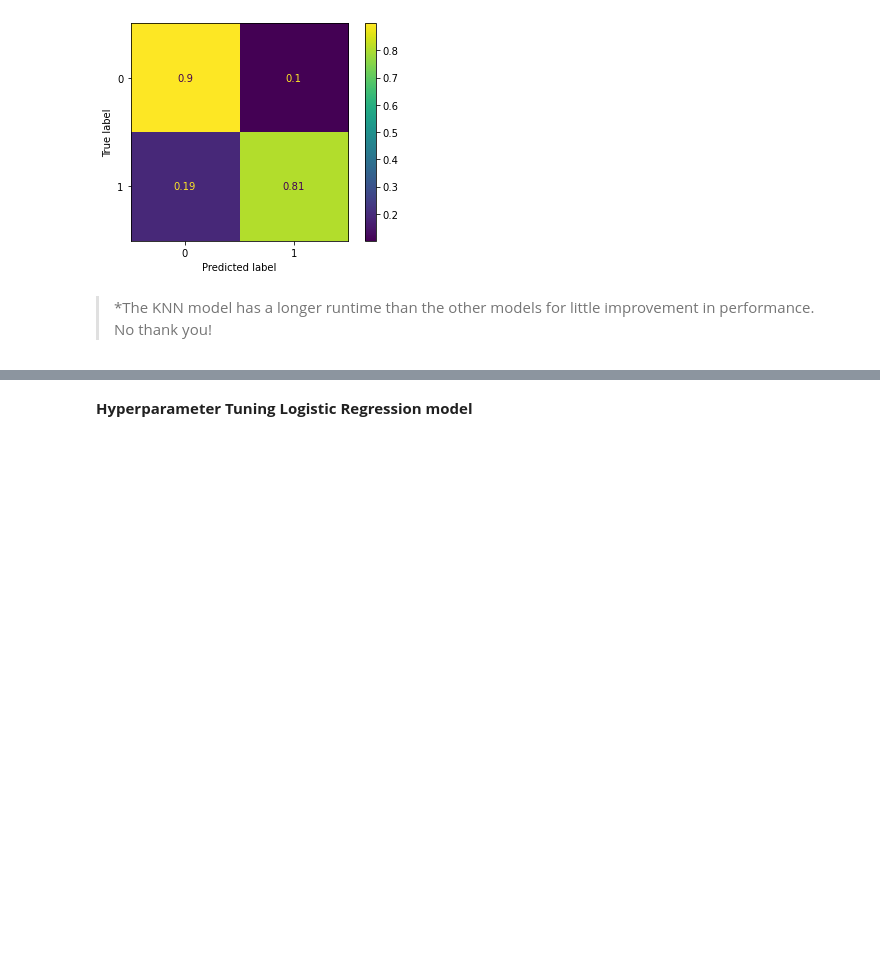
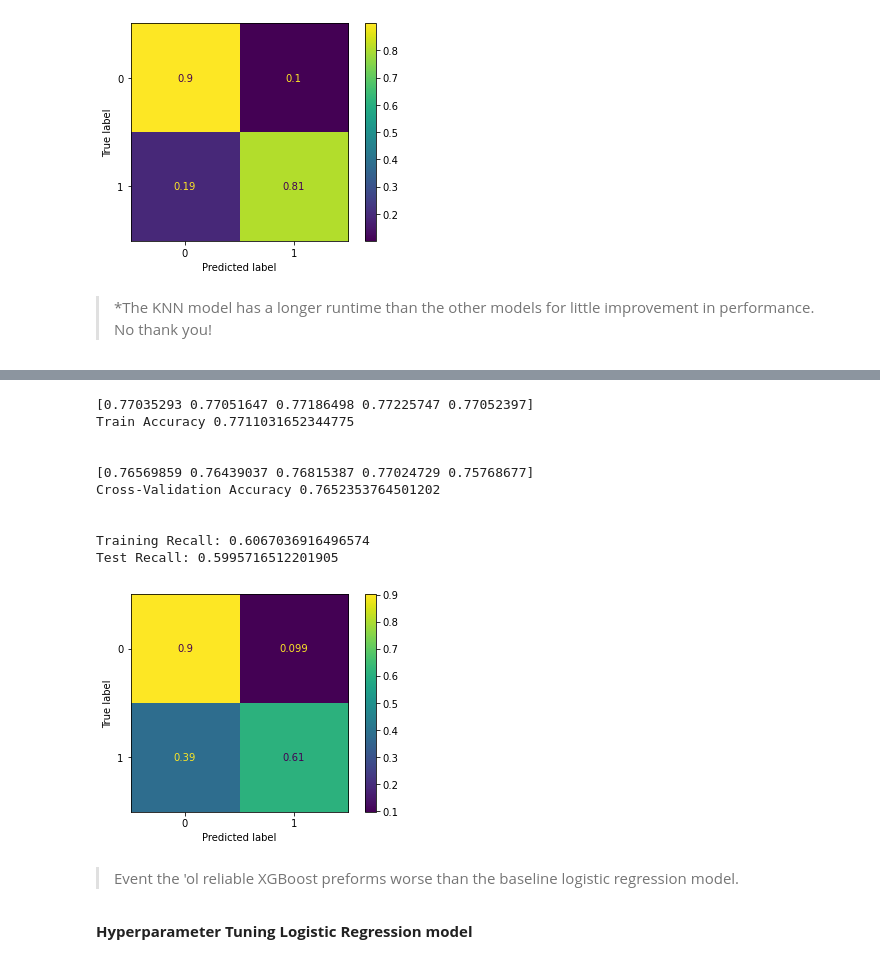
Before and after one commit to R3TR0Quan/tanzania-wells-classification, a Jupyter notebook: modelling.ipynb, the cells around one changed output, grey strips where cells are left out. Cells and saved outputs as stored; diff of their text form; code cells hidden in the pictures; blank space fills up the shorter version.

Commit message:
yet more Modelling :pensive:

```diff
--- a/modelling.ipynb
+++ b/modelling.ipynb
@@ -373,0 +390,17 @@ Test Recall: 0.7250421479727291
+# %%
+# XGBoost Pipeline
+xgb_pipe = Pipeline(steps=[
+    ('prep', preprocessor),
+    ('xgb_0', xgb.XGBClassifier(learning_rate=0.1,
+            max_depth=3,
+            min_child_weight=1,
+            gamma=0,
+            subsample=0.8,
+            colsample_bytree=0.8,
+            objective='binary:logistic',
+            n_estimators=100,
+            seed=42))
+])
+# %%
+# fit XGBoost classifer
+xgb_pipe.fit(X_train, y_train)
@@ -374,3 +425,20 @@ Test Recall: 0.7250421479727291
+# %%
+#Evaluate
+cross_val_evaluate(xgb_pipe, X_train, y_train)
+# %% [output]
+[0.77035293 0.77051647 0.77186498 0.77225747 0.77052397]
+Train Accuracy 0.7711031652344775
+
+
+[0.76569859 0.76439037 0.76815387 0.77024729 0.75768677]
+Cross-Validation Accuracy 0.7652353764501202
+
+
+Training Recall: 0.6067036916496574
+Test Recall: 0.5995716512201905
+[figure, added]
+# %% [markdown]
+> Event the 'ol reliable XGBoost preforms worse than the baseline logistic regression model.
 # %% [markdown]
 **Hyperparameter Tuning Logistic Regression model**
 # %%
```
Also changed, not shown: parts of 10 cells of this notebook.
